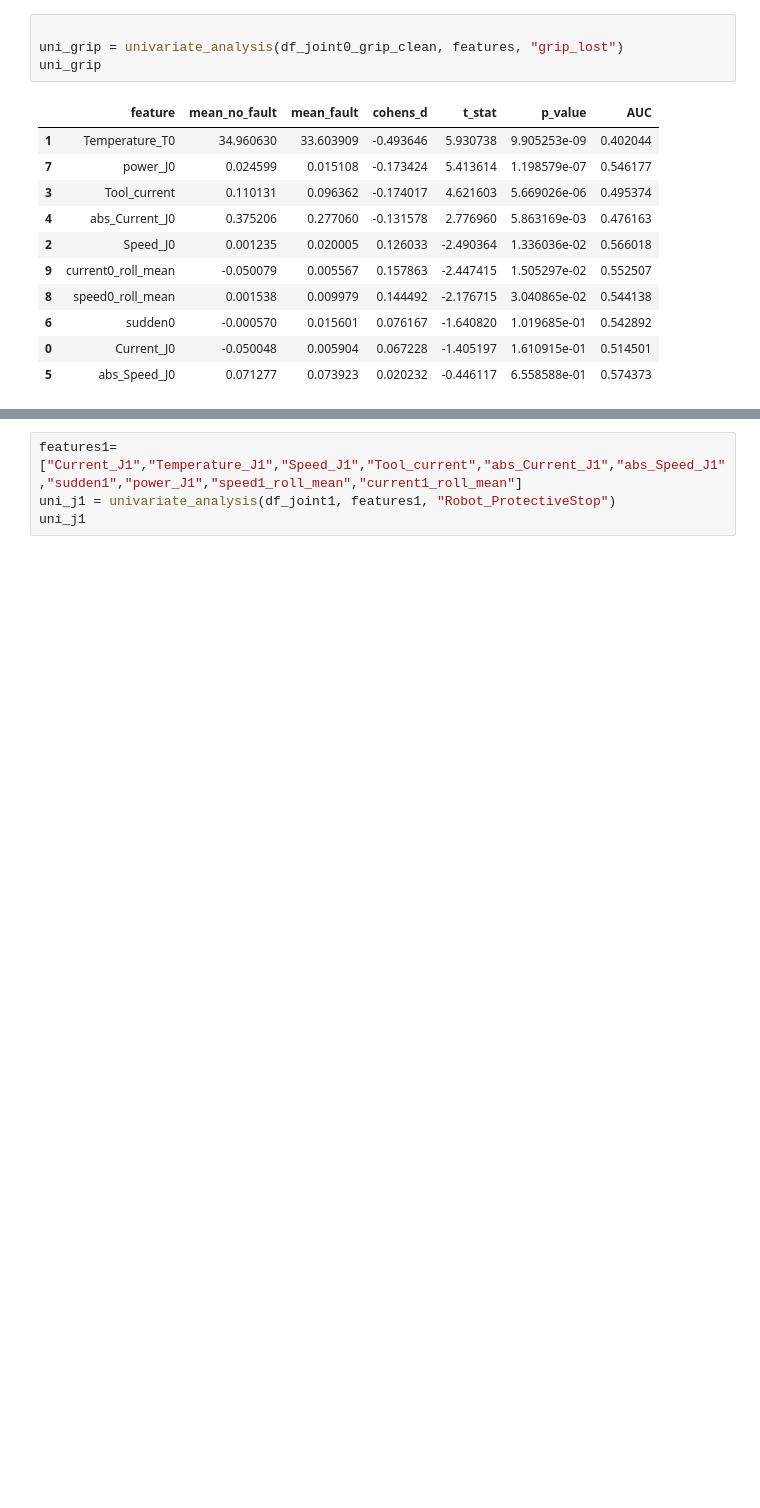
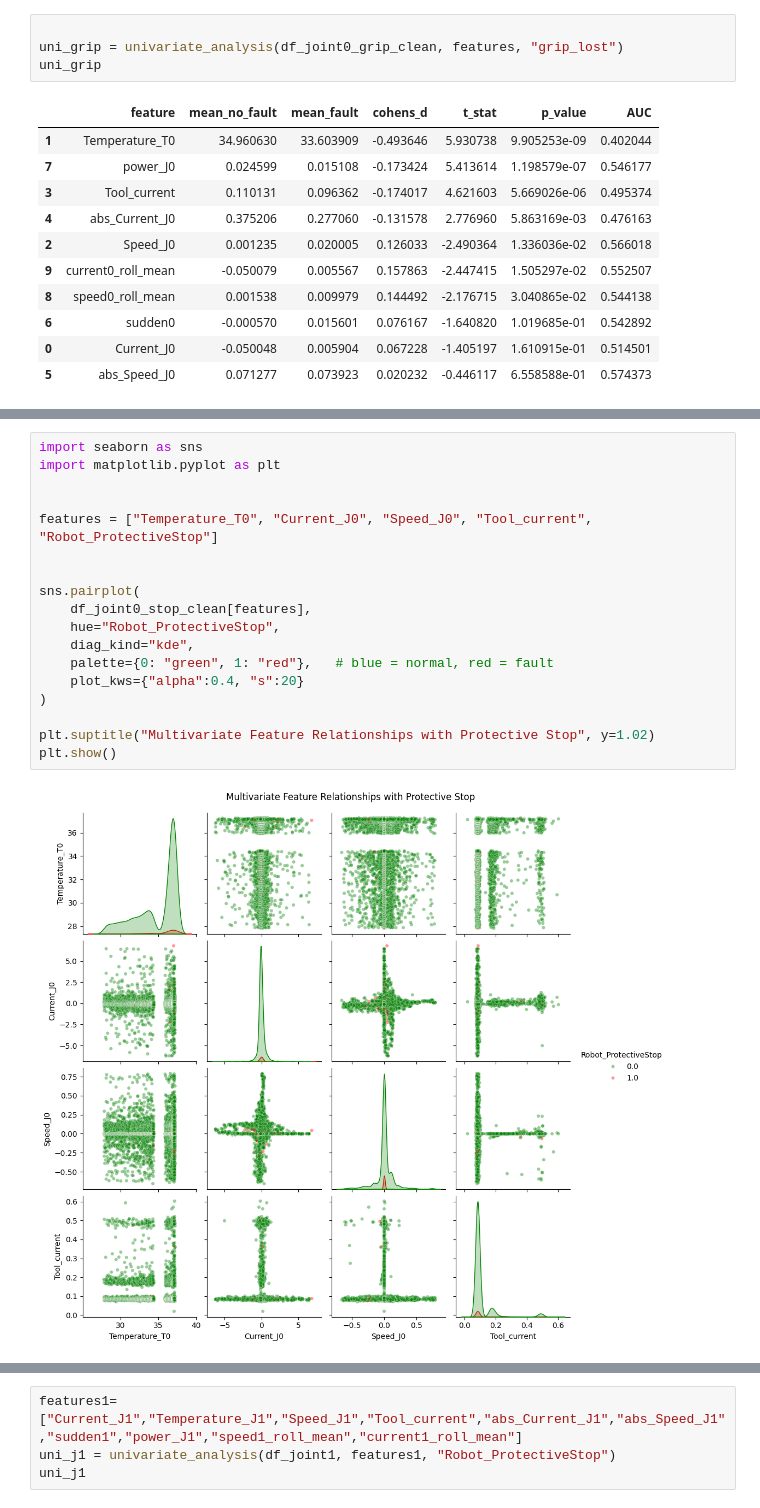
Before and after one commit to faridahamid/Robo-Fault, a Jupyter notebook: check.ipynb, the cells around one changed output, grey strips where cells are left out. Saved outputs shown, nothing was run; the diff lists cells and outputs as text; blank space fills up the shorter version.

```diff
--- a/check.ipynb
+++ b/check.ipynb
@@ -320,0 +546,20 @@ uni_grip
+# %%
+import seaborn as sns
+import matplotlib.pyplot as plt
+
+
+features = ["Temperature_T0", "Current_J0", "Speed_J0", "Tool_current", "Robot_ProtectiveStop"]
+
+
+sns.pairplot(
+    df_joint0_stop_clean[features],
+    hue="Robot_ProtectiveStop",
+    diag_kind="kde",
+    palette={0: "green", 1: "red"},   # blue = normal, red = fault
+    plot_kws={"alpha":0.4, "s":20}
+)
+
+plt.suptitle("Multivariate Feature Relationships with Protective Stop", y=1.02)
+plt.show()
+# %% [output]
+[figure, added]
```
Also changed, not shown: parts of 16 cells of this notebook.
